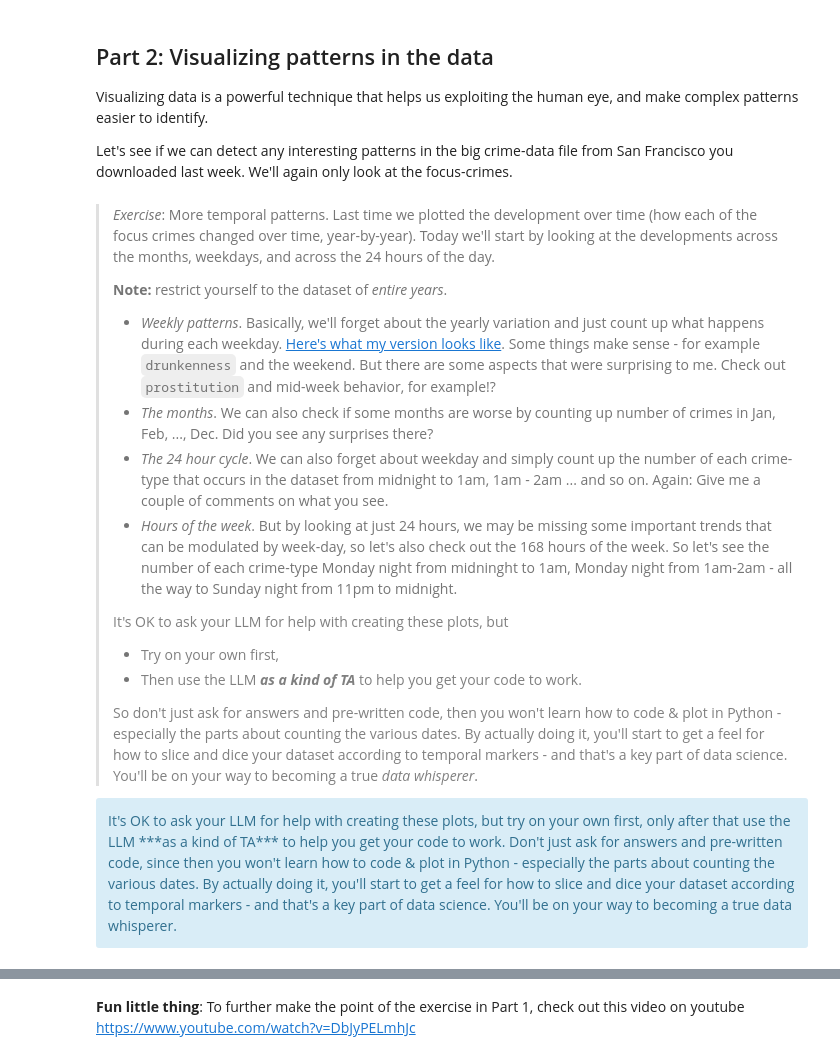
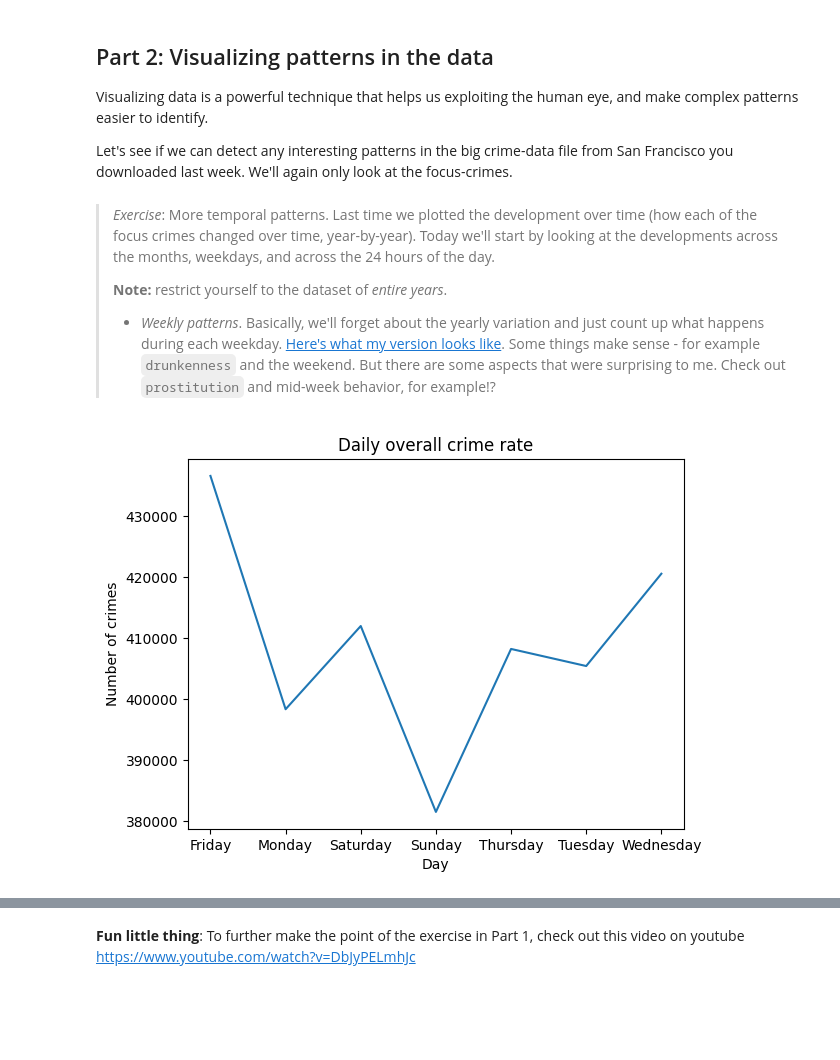
Before and after one commit to AleksandarLukic96/02806_Social_Data, a Jupyter notebook: notebooks/W2_Victor.ipynb, the cells around one changed output, grey strips where cells are left out. Cells and saved outputs as stored; diff of their text form; code cells hidden in the pictures; blank space fills up the shorter version.

```diff
--- a/notebooks/W2_Victor.ipynb
+++ b/notebooks/W2_Victor.ipynb
@@ -163,17 +184,16 @@ focuscrimes = set(['WEAPON LAWS', 'PROSTITUTION', 'ROBBERY', 'BURGLARY', 'ASSAUL
 > **Note:** restrict yourself to the dataset of *entire years*.
 >
 > * *Weekly patterns*. Basically, we'll forget about the yearly variation and just count up what happens during each weekday. [Here's what my version looks like](https://raw.githubusercontent.com/suneman/socialdata2022/main/files/weekdays.png). Some things make sense - for example `drunkenness` and the weekend. But there are some aspects that were surprising to me. Check out `prostitution` and mid-week behavior, for example!?
-> * *The months*. We can also check if some months are worse by counting up number of crimes in Jan, Feb, ..., Dec. Did you see any surprises there?
-> * *The 24 hour cycle*. We can also forget about weekday and simply count up the number of each crime-type that occurs in the dataset from midnight to 1am, 1am - 2am ... and so on. Again: Give me a couple of comments on what you see.
-> * *Hours of the week*. But by looking at just 24 hours, we may be missing some important trends that can be modulated by week-day, so let's also check out the 168 hours of the week. So let's see the number of each crime-type Monday night from midninght to 1am, Monday night from 1am-2am - all the way to Sunday night from 11pm to midnight.
->
-> <font color="grey">It's OK to ask your LLM for help with creating these plots, but</font>
->
-> * <font color="grey">Try on your own first,</font>
-> * <font color="grey">Then use the LLM ***as a kind of TA*** to help you get your code to work.</font>
->
-> <font color="grey">So don't just ask for answers and pre-written code, then you won't learn how to code & plot in Python - especially the parts about counting the various dates. By actually doing it, you'll start to get a feel for how to slice and dice your dataset according to temporal markers - and that's a key part of data science. You'll be on your way to becoming a true *data whisperer*</font>.
-
-<div class="alert alert-block alert-info">
-It's OK to ask your LLM for help with creating these plots, but try on your own first, only after that use the LLM ***as a kind of TA*** to help you get your code to work. Don't just ask for answers and pre-written code, since then you won't learn how to code & plot in Python - especially the parts about counting the various dates. By actually doing it, you'll start to get a feel for how to slice and dice your dataset according to temporal markers - and that's a key part of data science. You'll be on your way to becoming a true data whisperer.
-</div>
+# %%
+#Load previous complete data Police_Department_Incident_Reports_Complete.csv
+data = pd.read_csv("../data/Police_Department_Incident_Reports_Complete.csv", sep=",")
+
+#Daily crime rate based on "Day of Week"
+dailyCrime = data.groupby("Day of Week").size()
+dailyCrime.plot()
+plt.xlabel("Day")
+plt.ylabel("Number of crimes")
+plt.title("Daily overall crime rate")
+plt.show()
+# %% [output]
+[figure, added]
```
Also changed, not shown: parts of 14 cells of this notebook.
